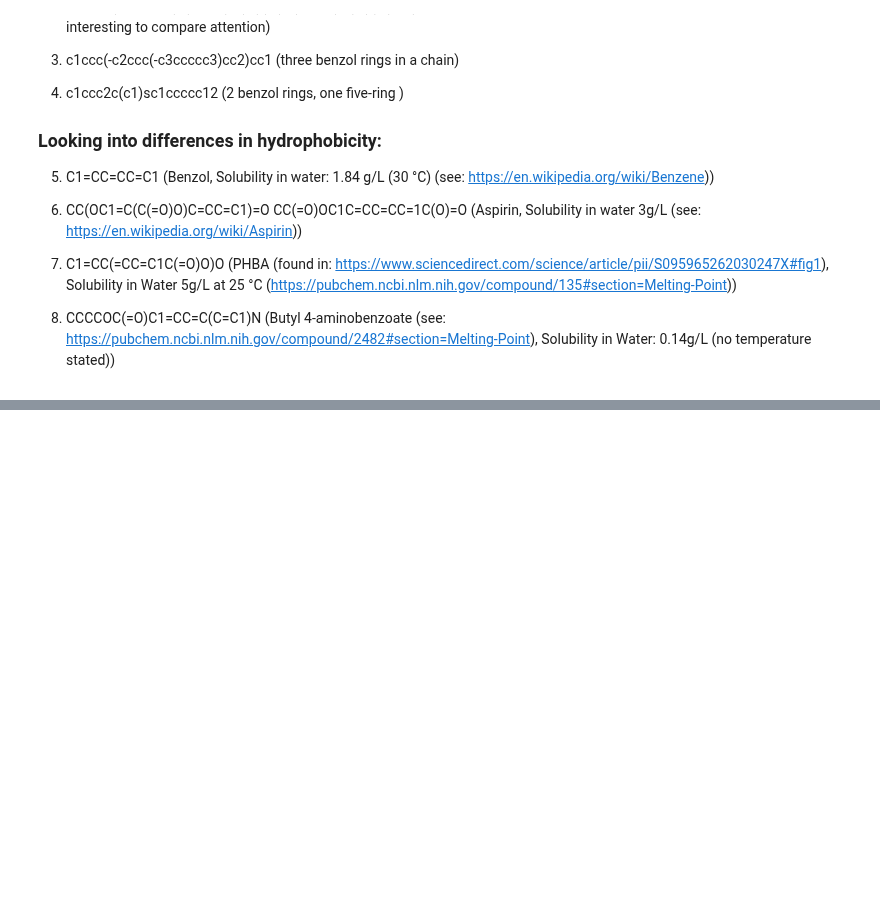
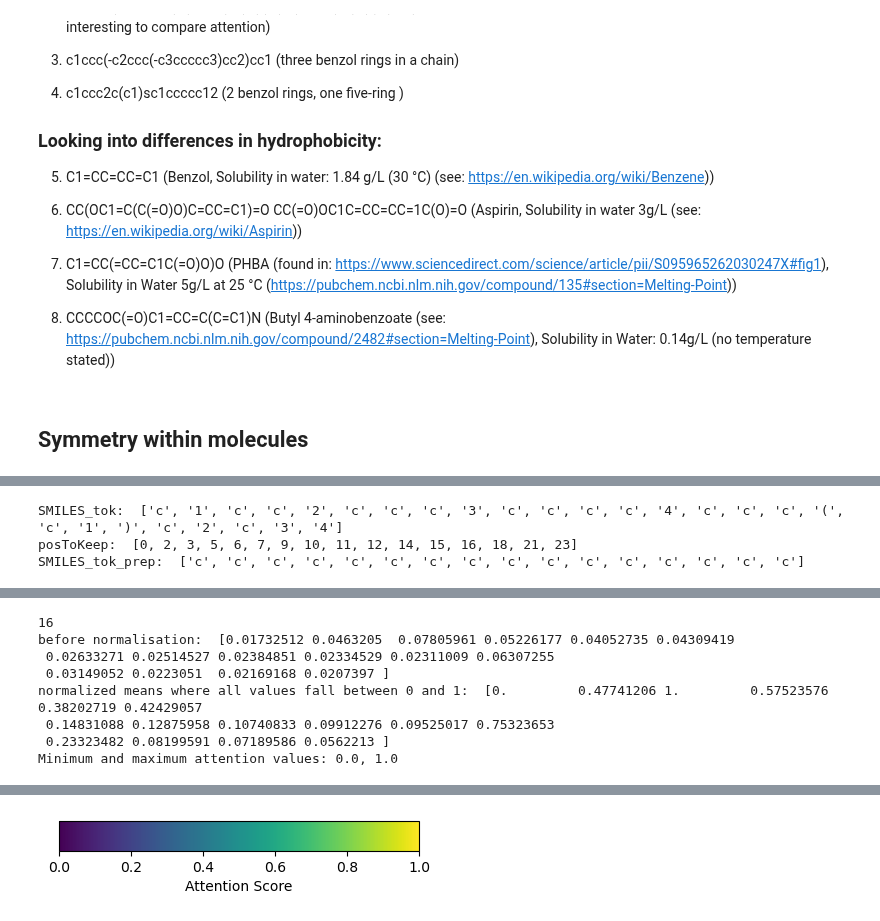
Before and after one commit to ibmm-unibe-ch/SMILES_or_SELFIES, a Jupyter notebook: attention_visualized/AttentionVisualised_2.ipynb, the cells around one changed output, grey strips where cells are left out. Cells and saved outputs as stored; diff of their text form; code cells hidden in the pictures; blank space fills up the shorter version.

```diff
--- a/attention_visualized/AttentionVisualised_2.ipynb
+++ b/attention_visualized/AttentionVisualised_2.ipynb
@@ -247,3 +130,18 @@ torch.Size([8, 433])
+# %%
+def colorAtomsByAttention(smiles):
+    #tokenize, only atomwise supported
+    smiles_tok = re.findall(r'Cl|.', smiles)
+    clean_smiles,posToKeep = clean_SMILES(smiles_tok)
+    # get attention from model, only BART for now
+    attention = gather_attention(smiles,
+                 smiles_atom_path=PREDICTION_MODEL_PATH/"smiles_atom_isomers_bart"/"checkpoint_last.pt",
+                 smiles_sentencepiece_path=PREDICTION_MODEL_PATH/"smiles_trained_isomers_bart"/"checkpoint_last.pt",
+                 selfies_atom_path=PREDICTION_MODEL_PATH/"selfies_atom_isomers_bart"/"checkpoint_last.pt",
+                 selfies_sentencepiece_path=PREDICTION_MODEL_PATH/"selfies_trained_isomers_bart"/"checkpoint_last.pt")
+    # remove attention on hydrogens, numbers, structural tokens and minmax normalize attention to values between 0 and 1
+    norm_attention = cleanAndNormalizeAttention(attention,posToKeep,clean_smiles)
+    # draw molecule with colored atoms according to attention scores
+    drawMoleculeWithAttention(smiles,clean_smiles,norm_attention)
 # %% [markdown]
 ## Main
 # %% [markdown]
@@ -301,3 +220,10 @@ Minimum and maximum attention values: 0.0, 1.0
 7) C1=CC(=CC=C1C(=O)O)O (PHBA (found in: https://www.sciencedirect.com/science/article/pii/S095965262030247X#fig1), Solubility in Water 5g/L at 25 °C (https://pubchem.ncbi.nlm.nih.gov/compound/135#section=Melting-Point))
 
 8) CCCCOC(=O)C1=CC=C(C=C1)N (Butyl 4-aminobenzoate (see: https://pubchem.ncbi.nlm.nih.gov/compound/2482#section=Melting-Point), Solubility in Water: 0.14g/L (no temperature stated))
+# %% [markdown]
+## Symmetry within molecules
+# %%
+#1. c1cc2ccc3cccc4ccc(c1)c2c34
+smiles="c1cc2ccc3cccc4ccc(c1)c2c34"
+colorAtomsByAttention(smiles)
+# %% [output]
@@ -303,0 +232,3 @@ Minimum and maximum attention values: 0.0, 1.0
+SMILES_tok:  ['c', '1', 'c', 'c', '2', 'c', 'c', 'c', '3', 'c', 'c', 'c', 'c', '4', 'c', 'c', 'c', '(', 'c', '1', ')', 'c', '2', 'c', '3', '4']
+posToKeep:  [0, 2, 3, 5, 6, 7, 9, 10, 11, 12, 14, 15, 16, 18, 21, 23]
+SMILES_tok_prep:  ['c', 'c', 'c', 'c', 'c', 'c', 'c', 'c', 'c', 'c', 'c', 'c', 'c', 'c', 'c', 'c']
@@ -303,0 +249,8 @@ Minimum and maximum attention values: 0.0, 1.0
+16
+before normalisation:  [0.01732512 0.0463205  0.07805961 0.05226177 0.04052735 0.04309419
+ 0.02633271 0.02514527 0.02384851 0.02334529 0.02311009 0.06307255
+ 0.03149052 0.0223051  0.02169168 0.0207397 ]
+normalized means where all values fall between 0 and 1:  [0.         0.47741206 1.         0.57523576 0.38202719 0.42429057
+ 0.14831088 0.12875958 0.10740833 0.09912276 0.09525017 0.75323653
+ 0.23323482 0.08199591 0.07189586 0.0562213 ]
+Minimum and maximum attention values: 0.0, 1.0
@@ -303,0 +258 @@ Minimum and maximum attention values: 0.0, 1.0
+[figure, added]
```
Also changed, not shown: parts of 31 cells of this notebook, 2 other files.
